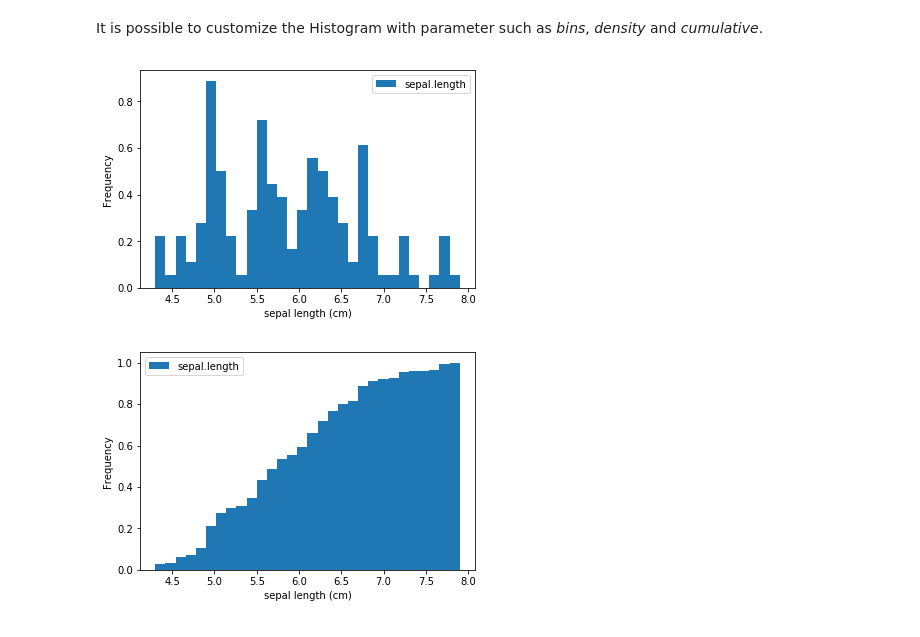
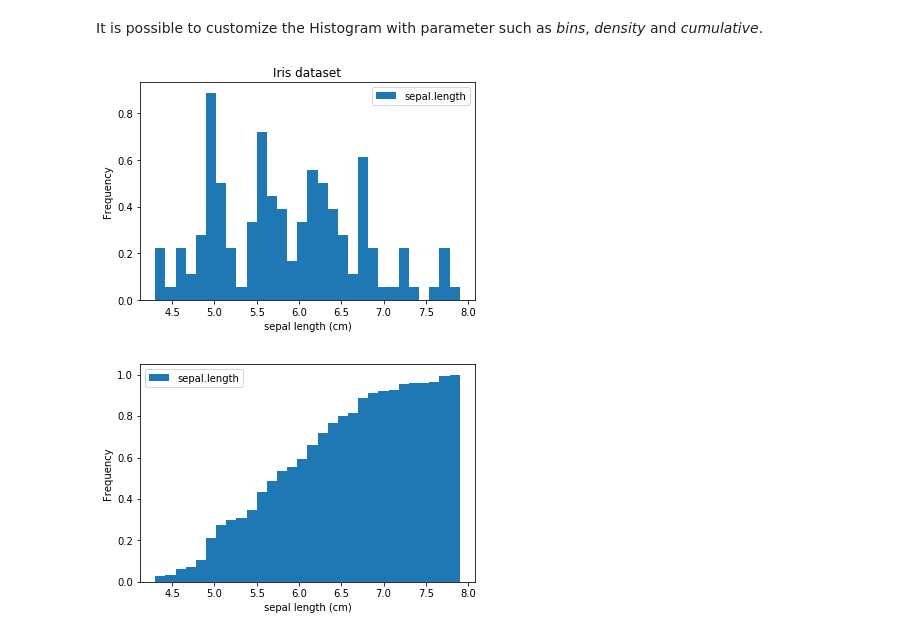
Before and after one commit to kaymal/python-teach, a Jupyter notebook: Python for Data Science/Data Analysis with Pandas.ipynb, the cells around one changed output. Saved outputs shown, nothing was run; the diff lists cells and outputs as text; code cells hidden in the pictures.

```diff
--- a/Python for Data Science/Data Analysis with Pandas.ipynb
+++ b/Python for Data Science/Data Analysis with Pandas.ipynb
@@ -220,14 +235,20 @@ In [17]: plt.show()
 # %% [markdown]
 It is possible to customize the Histogram with parameter such as _bins_, _density_ and _cumulative_.
+# %%
+df.plot(y='sepal.length', kind='hist', bins=30, density=True)
+
+# Label the axes and show the graph
+plt.title('Iris dataset')
+plt.xlabel('sepal length (cm)')
+
+plt.show()
+# %% [output]
+[figure, added]
 # %%
-df.plot(y='sepal.length', kind='hist', bins=30, density=True)
+df.plot(y='sepal.length', kind='hist', bins=30, density=True, cumulative=True)
+
+# Label the axes and show the graph
 plt.xlabel('sepal length (cm)')
 plt.show()
 # %% [output]
-[figure, old version]
+[figure, new version]
-# %%
-df.plot(y='sepal.length', kind='hist', bins=30, density=True, cumulative=True)
-plt.xlabel('sepal length (cm)')
-plt.show()
-# %% [output]
-[figure, removed]
```
Also changed, not shown: parts of 7 cells of this notebook.
